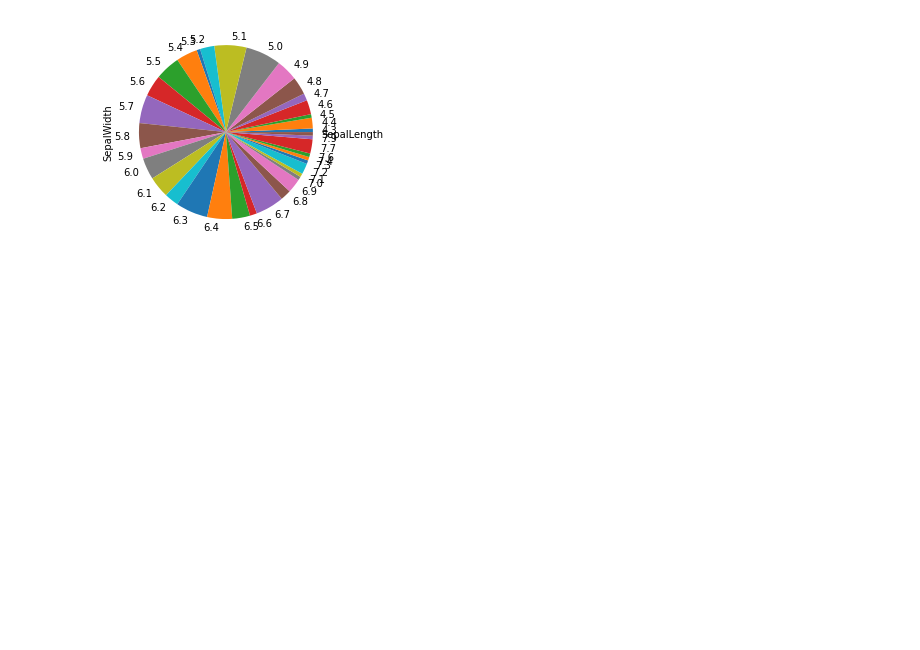
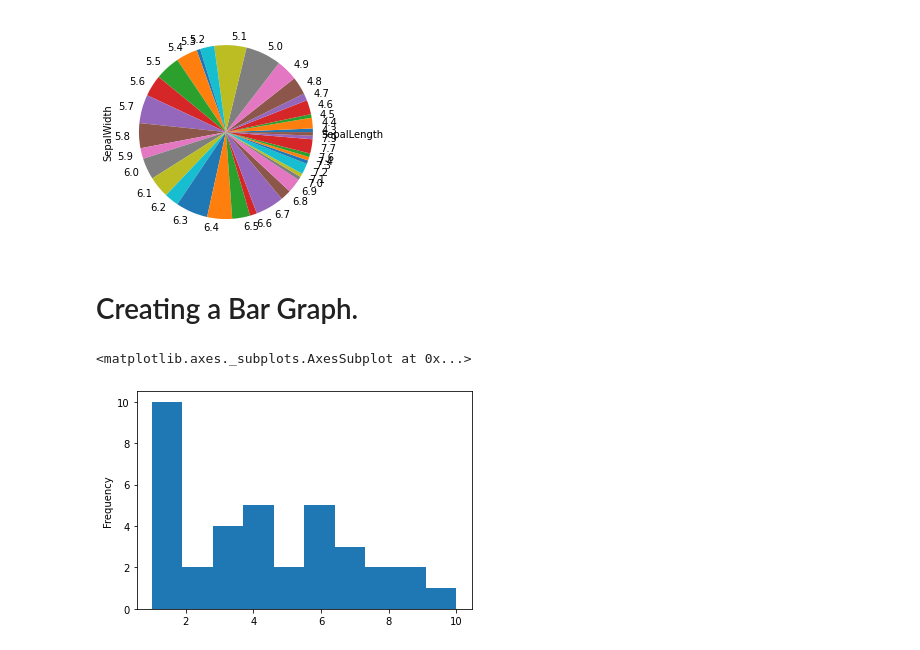
Before and after one commit to prakha10/data-visualization.github.io, a Jupyter notebook: Untitled3.ipynb, the cells around one changed output. Cells and saved outputs as stored; diff of their text form; code cells hidden in the pictures; blank space fills up the shorter version.

```diff
--- a/Untitled3.ipynb
+++ b/Untitled3.ipynb
@@ -55,3 +57,11 @@ dfg.plot(kind= 'pie')
 # %% [output]
 <matplotlib.axes._subplots.AxesSubplot at 0x...>
 [figure]
+# %% [markdown]
+# Creating a Bar Graph.
+# %%
+
+dfg.plot(kind = 'hist')
+# %% [output]
+<matplotlib.axes._subplots.AxesSubplot at 0x...>
+[figure, added]
```
Also changed, not shown: parts of 11 cells of this notebook.
